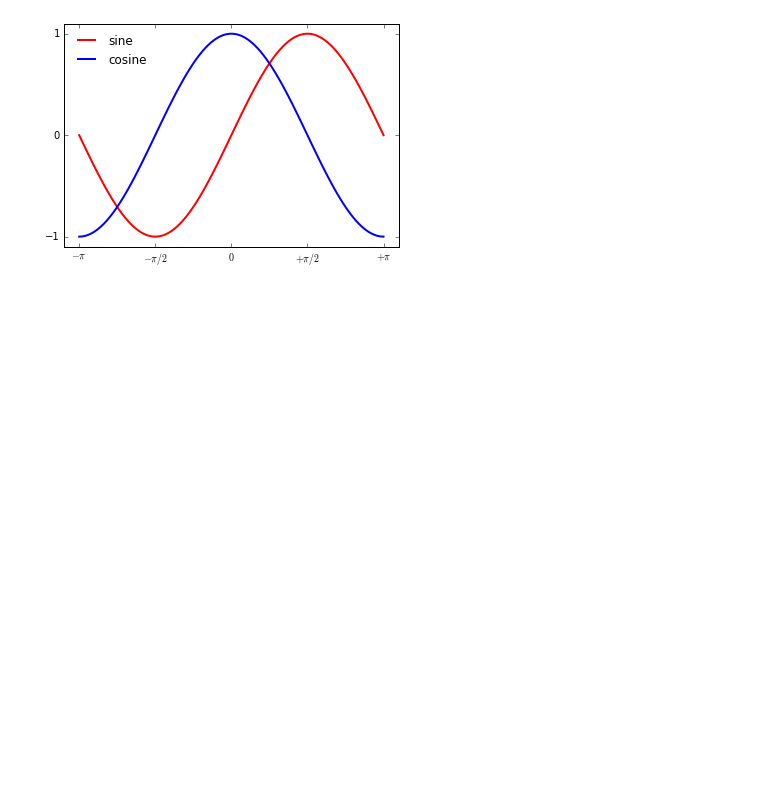
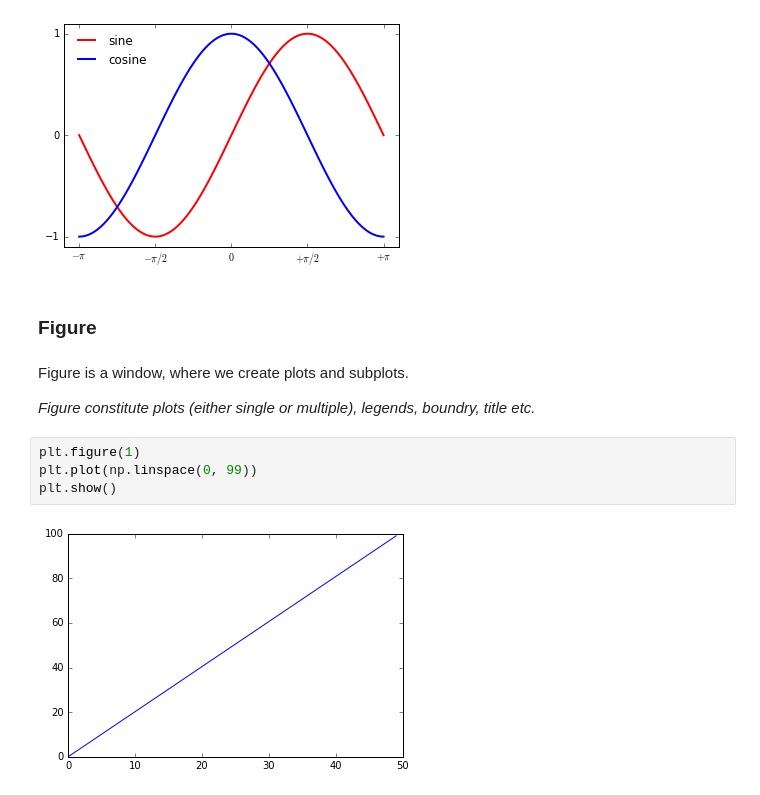
Before and after one commit to learningwithdg/datascience, a Jupyter notebook: Numpy III and Matplotlib I.ipynb, the cells around one changed output. Cells and saved outputs as stored; diff of their text form; blank space fills up the shorter version.

```diff
--- a/Numpy III and Matplotlib I.ipynb
+++ b/Numpy III and Matplotlib I.ipynb
@@ -252,3 +245,15 @@ plt.legend(loc="upper left", frameon=False)
 plt.show()
 # %% [output]
 [figure]
+# %% [markdown]
+### Figure
+# %% [markdown]
+Figure is a window, where we create plots and subplots.
+
+*Figure constitute plots (either single or multiple), legends, boundry, title etc.*
+# %%
+plt.figure(1)
+plt.plot(np.linspace(0, 99))
+plt.show()
+# %% [output]
+[figure, added]
```
Also changed, not shown: parts of 6 cells of this notebook, 1 other file.
